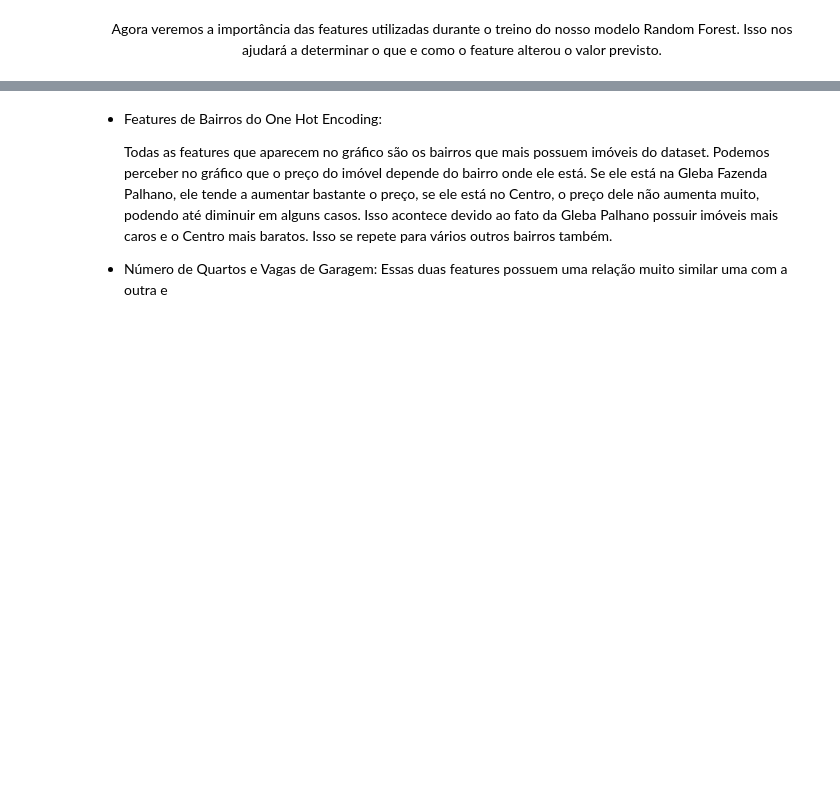
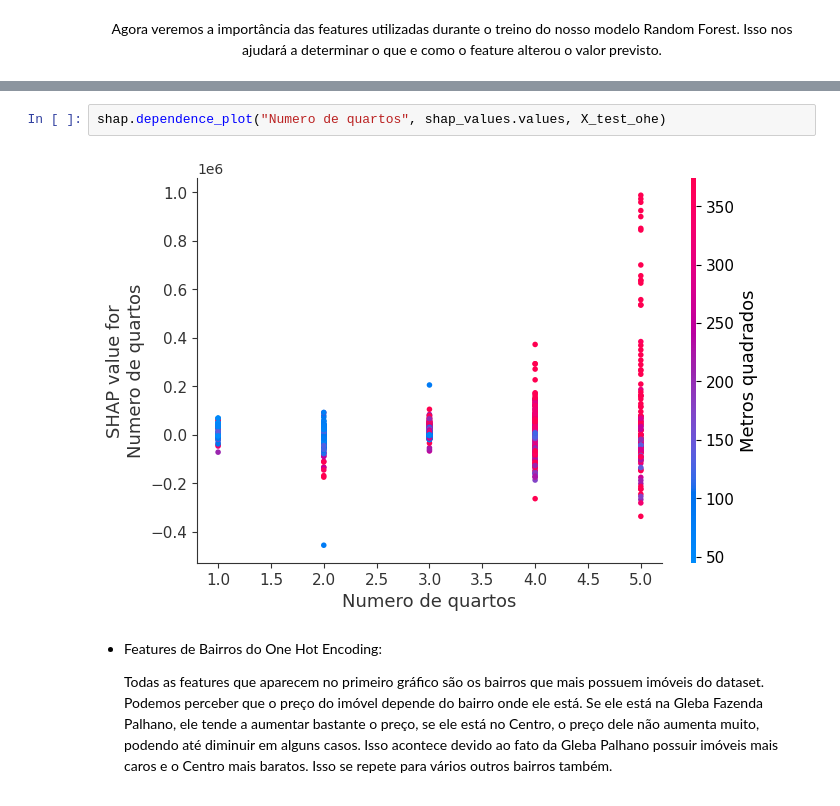
Before and after one commit to ZaniAndrei/Real-Estate-Price-Prediction-in-Londrina, a Jupyter notebook: modelTraining.ipynb, the cells around one changed output, grey strips where cells are left out. Drawn from its saved outputs; the diff is of its cells as text; blank space fills up the shorter version.

```diff
--- a/modelTraining.ipynb
+++ b/modelTraining.ipynb
@@ -336,9 +357,12 @@ shap.dependence_plot("Numero de Banheiros", shap_values.values, X_test_ohe)
+# %%
+shap.dependence_plot("Numero de quartos", shap_values.values, X_test_ohe)
+# %% [output]
+[figure, added]
 # %% [markdown]
 <ul>
 
-<li>Features de Bairros do One Hot Encoding: <p>Todas as features que aparecem no gráfico são os bairros que mais possuem imóveis do dataset. Podemos perceber no gráfico que o preço do imóvel depende do bairro onde ele está. Se ele está na Gleba Fazenda Palhano, ele tende a aumentar bastante o preço, se ele está no Centro, o preço dele não aumenta muito, podendo até diminuir em alguns casos. Isso acontece devido ao fato da Gleba Palhano possuir imóveis mais caros e o Centro mais baratos. Isso se repete para vários outros bairros também.</p>
-</li>
-<li>Número de Quartos e Vagas de Garagem: Essas duas features possuem uma relação muito similar uma com a outra e <p></p>
+<li>Features de Bairros do One Hot Encoding: <p>Todas as features que aparecem no primeiro gráfico são os bairros que mais possuem imóveis do dataset. Podemos perceber que o preço do imóvel depende do bairro onde ele está. Se ele está na Gleba Fazenda Palhano, ele tende a aumentar bastante o preço, se ele está no Centro, o preço dele não aumenta muito, podendo até diminuir em alguns casos. Isso acontece devido ao fato da Gleba Palhano possuir imóveis mais caros e o Centro mais baratos. Isso se repete para vários outros bairros também.</p></li>
+
 
 
 
```
Also changed, not shown: parts of 20 cells of this notebook, 1 other file.
